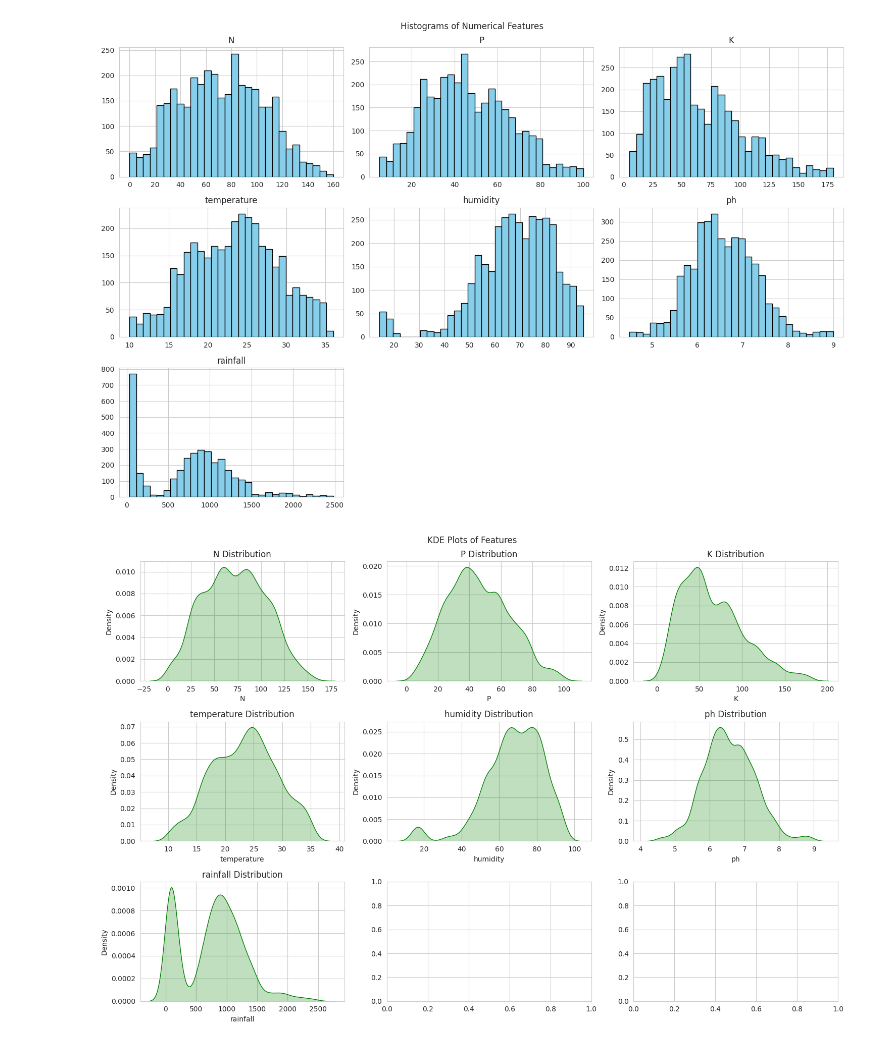
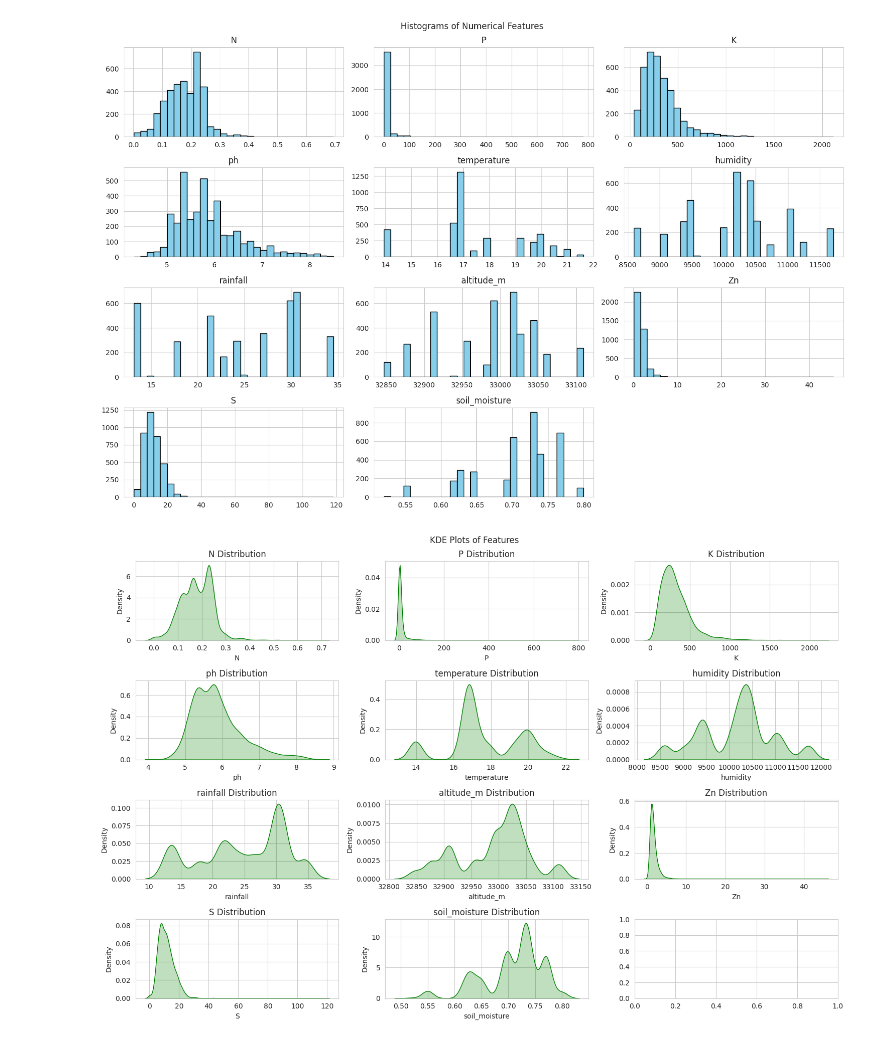
Before and after one commit to deve1070/ml, a Jupyter notebook: notebooks/03_eda_visualizations.ipynb, the cells around one changed output. Saved outputs shown, nothing was run; the diff lists cells and outputs as text; code cells hidden in the pictures.

```diff
--- a/notebooks/03_eda_visualizations.ipynb
+++ b/notebooks/03_eda_visualizations.ipynb
@@ -14,8 +14,7 @@ plt.rcParams['figure.figsize'] = (12, 8)
 os.makedirs('../reports/figures', exist_ok=True)
 
 # Load the localized dataset
-df = pd.read_csv('../data/Crop_recommendation_ethiopia.csv')
-
+df=pd.read_csv('../data/processed/engineered.csv')
 print("Dataset shape:", df.shape)
 print("\nClasses:", df['label'].unique())
 print("\nClass distribution:\n", df['label'].value_counts())
@@ -54,25 +53,26 @@ Passing `palette` without assigning `hue` is deprecated and will be removed in v
 # %%
-features = ['N', 'P', 'K', 'temperature', 'humidity', 'ph', 'rainfall']
+features = ['N', 'P', 'K', 'ph', 'temperature', 'humidity', 'rainfall',
+                'altitude_m', 'Zn', 'S', 'soil_moisture']
 
-df[features].hist(bins=30, figsize=(15, 10), layout=(3, 3), color='skyblue', edgecolor='black')
+df[features].hist(bins=30, figsize=(15, 10), layout=(4, 3), color='skyblue', edgecolor='black')
 plt.suptitle('Histograms of Numerical Features')
 plt.tight_layout()
 plt.savefig('../reports/figures/feature_histograms.png')
 plt.show()
 
 # Overlay KDE for better distribution view
-fig, axes = plt.subplots(3, 3, figsize=(15, 10))
+fig, axes = plt.subplots(4, 3, figsize=(15, 10))
 axes = axes.flatten()
 for i, feat in enumerate(features):
     sns.kdeplot(df[feat], ax=axes[i], fill=True, color='green')
     axes[i].set_title(f'{feat} Distribution')
 plt.suptitle('KDE Plots of Features')
 plt.tight_layout()
 plt.savefig('../reports/figures/feature_kde.png')
 plt.show()
 # %% [output]
-[figure, old version]
+[figure, new version]
-[figure, old version]
+[figure, new version]
 # %%
 plt.figure(figsize=(10,8))
 corr=df[features].corr()
```
Also changed, not shown: parts of 7 cells of this notebook, 49 other files.
